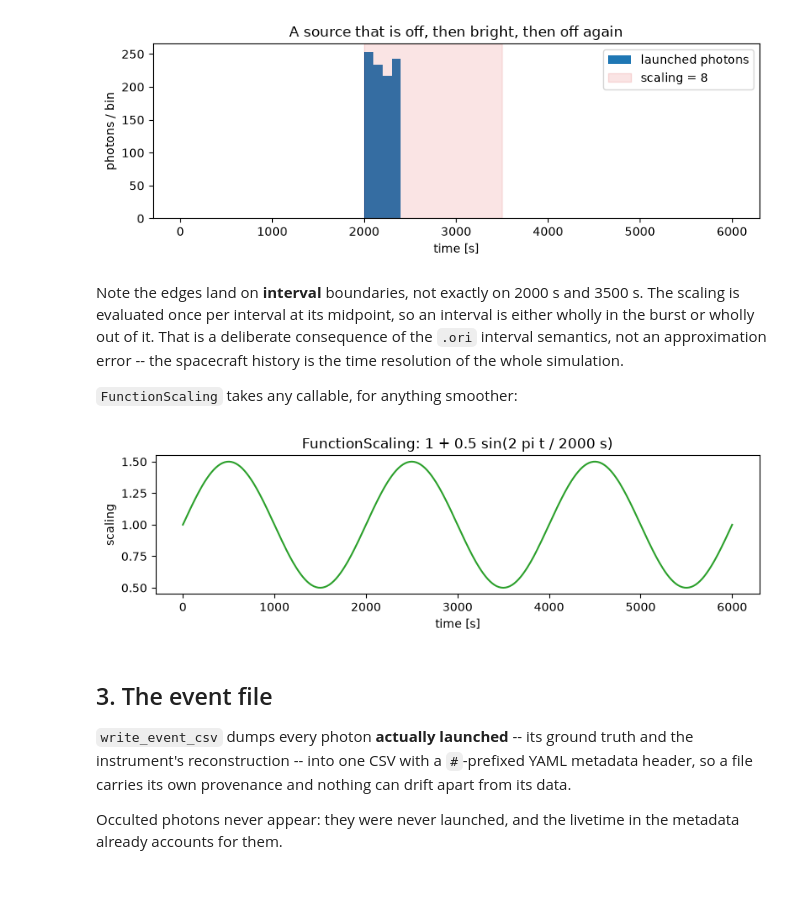
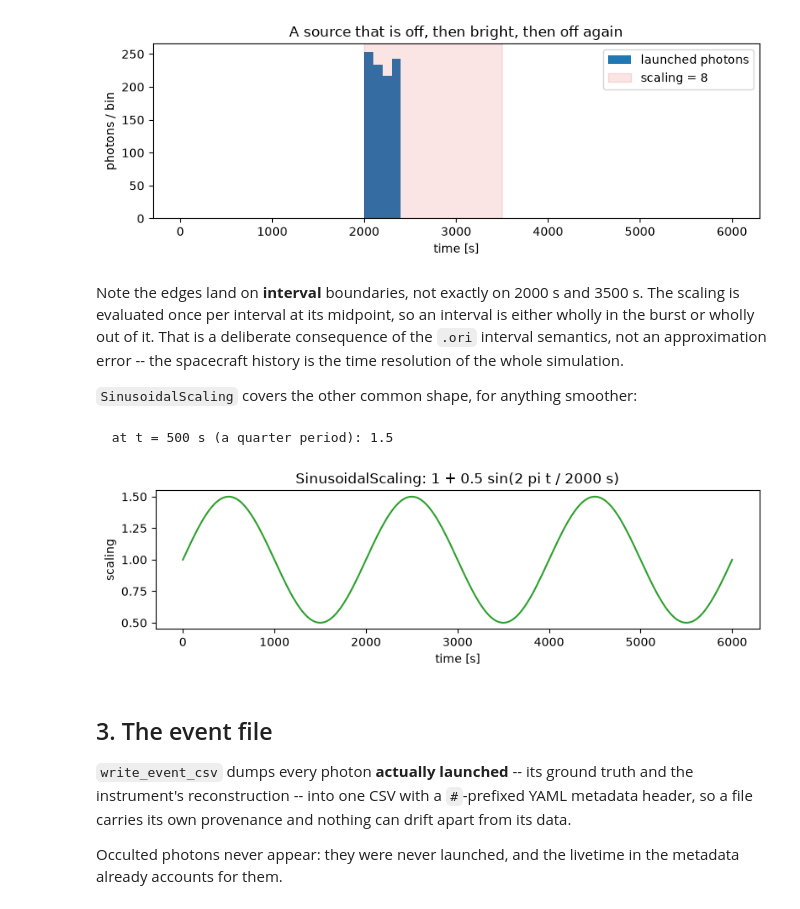
Before and after one commit to israelmcmc-ai/gammaraytoys, a Jupyter notebook: docs/examples/cosimita/05-time_dependence_and_event_files.ipynb, the cells around one changed output. Saved outputs shown, nothing was run; the diff lists cells and outputs as text; code cells hidden in the pictures.

```diff
--- a/docs/examples/cosimita/05-time_dependence_and_event_files.ipynb
+++ b/docs/examples/cosimita/05-time_dependence_and_event_files.ipynb
@@ -182,18 +196,22 @@ interval is either wholly in the burst or wholly out of it. That is a
 deliberate consequence of the `.ori` interval semantics, not an approximation
 error -- the spacecraft history is the time resolution of the whole simulation.
 
-`FunctionScaling` takes any callable, for anything smoother:
+`SinusoidalScaling` covers the other common shape, for anything smoother:
 # %%
-modulated = FunctionScaling(lambda t: 1 + 0.5*np.sin(2*np.pi*t.to_value(u.s)/2000))
+modulated = SinusoidalScaling(mean = 1.0, amplitude = 0.5, period = 2000*u.s)
 
 t_grid = np.linspace(0, 6000, 500)*u.s
 fig, ax = plt.subplots(figsize = (8, 2.6))
 ax.plot(t_grid.to_value(u.s), [modulated(t) for t in t_grid], color = 'tab:green')
 ax.set_xlabel('time [s]'); ax.set_ylabel('scaling')
-ax.set_title('FunctionScaling: 1 + 0.5 sin(2 pi t / 2000 s)')
+ax.set_title('SinusoidalScaling: 1 + 0.5 sin(2 pi t / 2000 s)')
 fig.tight_layout()
+
+# A quarter period in is a full swing up, so this must read exactly 1.5.
+print(f"  at t = 500 s (a quarter period): {modulated(500*u.s)}")
 # %% [output]
+  at t = 500 s (a quarter period): 1.5
-[figure, old version]
+[figure, new version]
 # %% [markdown]
 ## 3. The event file
 
```
Also changed, not shown: parts of 3 cells of this notebook, 1 other file.
